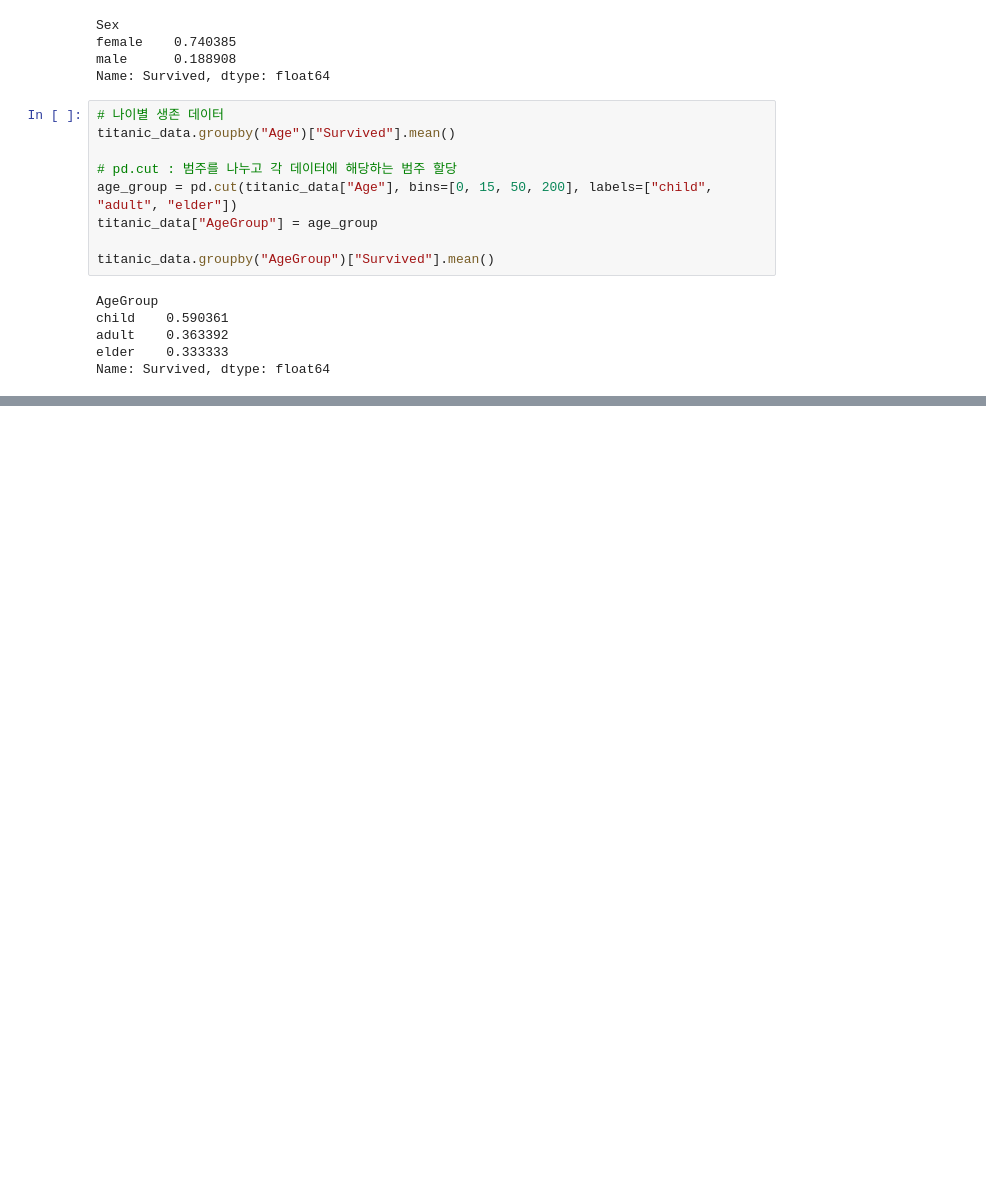
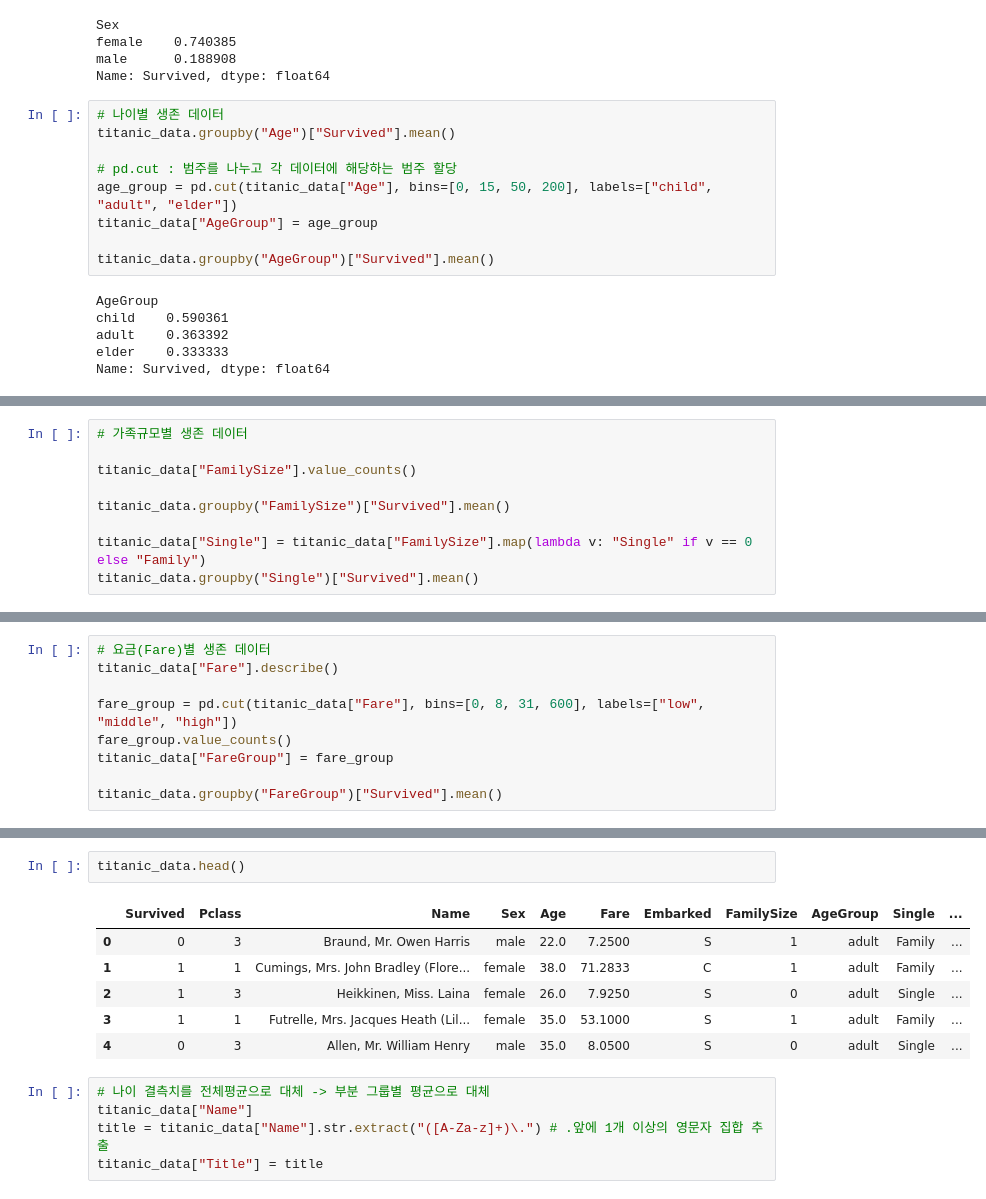
Before and after one commit to shared-repo/green-data-analysis, a Jupyter notebook: workspace/data-analysis-basic/eda-package-09.ipynb, the cells around one changed output, grey strips where cells are left out. Cells and saved outputs as stored; diff of their text form; blank space fills up the shorter version.

```diff
--- a/workspace/data-analysis-basic/eda-package-09.ipynb
+++ b/workspace/data-analysis-basic/eda-package-09.ipynb
@@ -273,0 +286,9 @@ Name: Survived, dtype: float64
+# %%
+# 가족규모별 생존 데이터
+
+titanic_data["FamilySize"].value_counts()
+
+titanic_data.groupby("FamilySize")["Survived"].mean()
+
+titanic_data["Single"] = titanic_data["FamilySize"].map(lambda v: "Single" if v == 0 else "Family")
+titanic_data.groupby("Single")["Survived"].mean()
@@ -273,0 +300,9 @@ Name: Survived, dtype: float64
+# %%
+# 요금(Fare)별 생존 데이터
+titanic_data["Fare"].describe()
+
+fare_group = pd.cut(titanic_data["Fare"], bins=[0, 8, 31, 600], labels=["low", "middle", "high"])
+fare_group.value_counts()
+titanic_data["FareGroup"] = fare_group
+
+titanic_data.groupby("FareGroup")["Survived"].mean()
@@ -273,0 +326,14 @@ Name: Survived, dtype: float64
+# %%
+titanic_data.head()
+# %% [output]
+|  | Survived | Pclass | Name | Sex | Age | Fare | Embarked | FamilySize | AgeGroup | Single | ... |
+| 0 | 0 | 3 | Braund, Mr. Owen Harris | male | 22.0 | 7.2500 | S | 1 | adult | Family | ... |
+| 1 | 1 | 1 | Cumings, Mrs. John Bradley (Flore... | female | 38.0 | 71.2833 | C | 1 | adult | Family | ... |
+| 2 | 1 | 3 | Heikkinen, Miss. Laina | female | 26.0 | 7.9250 | S | 0 | adult | Single | ... |
+| 3 | 1 | 1 | Futrelle, Mrs. Jacques Heath (Lil... | female | 35.0 | 53.1000 | S | 1 | adult | Family | ... |
+| 4 | 0 | 3 | Allen, Mr. William Henry | male | 35.0 | 8.0500 | S | 0 | adult | Single | ... |
+# %%
+# 나이 결측치를 전체평균으로 대체 -> 부분 그룹별 평균으로 대체
+titanic_data["Name"]
+title = titanic_data["Name"].str.extract("([A-Za-z]+)\.") # .앞에 1개 이상의 영문자 집합 추출
+titanic_data["Title"] = title
```
Also changed, not shown: parts of 7 cells of this notebook.
